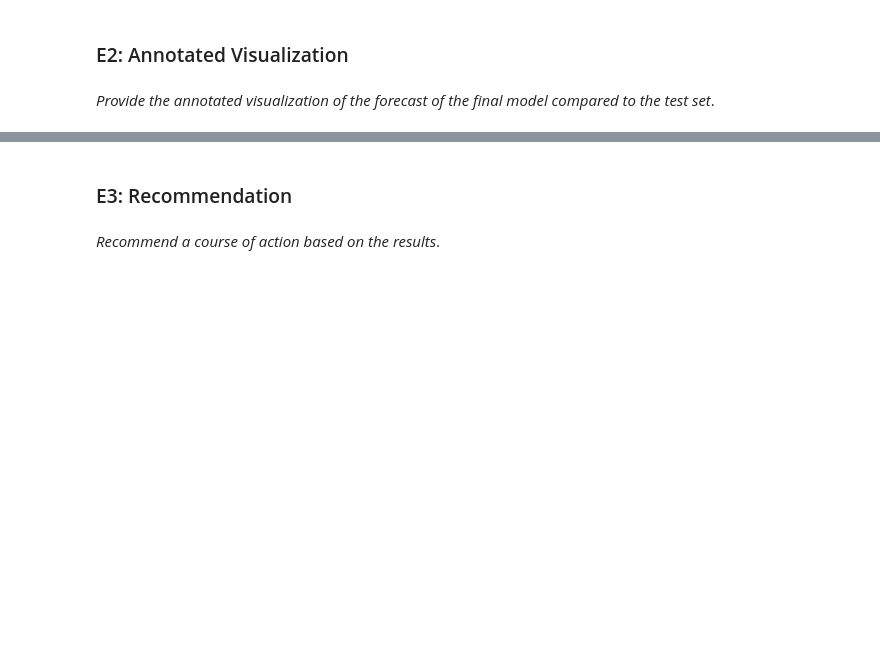
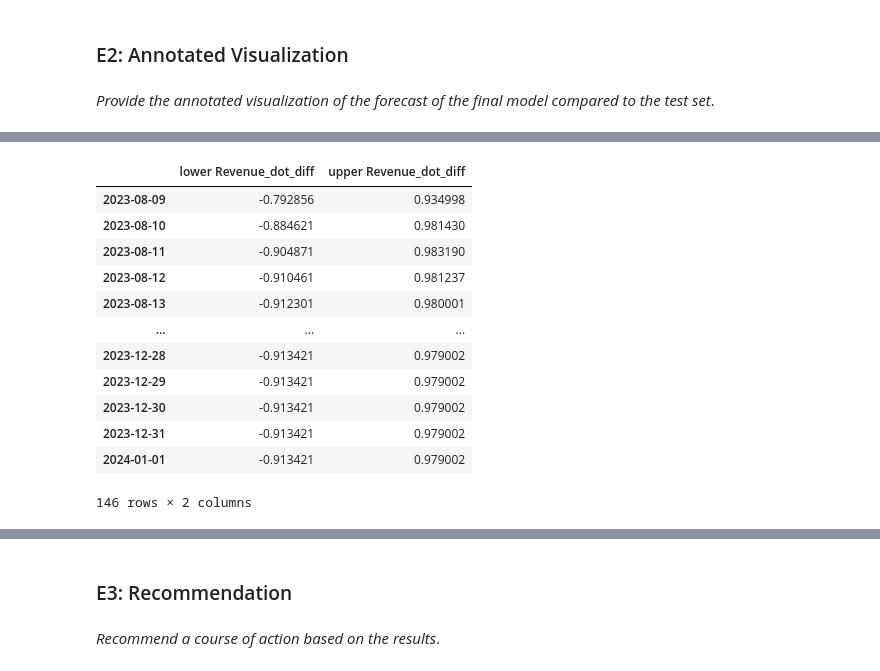
Before and after one commit to diadba/M.S.-Data-Analytics, a Jupyter notebook: D213 - Advanced Data Analytics/Task 1 - Time Series Modeling/D213PA1.ipynb, the cells around one changed output, grey strips where cells are left out. Drawn from its saved outputs; the diff is of its cells as text; code cells hidden in the pictures; blank space fills up the shorter version.

```diff
--- a/D213 - Advanced Data Analytics/Task 1 - Time Series Modeling/D213PA1.ipynb
+++ b/D213 - Advanced Data Analytics/Task 1 - Time Series Modeling/D213PA1.ipynb
@@ -659,0 +654,17 @@ plt.show()
+# %%
+ct_int = test_forecast.conf_int()
+ct_int
+# %% [output]
+|  | lower Revenue_dot_diff | upper Revenue_dot_diff |
+| 2023-08-09 | -0.792856 | 0.934998 |
+| 2023-08-10 | -0.884621 | 0.981430 |
+| 2023-08-11 | -0.904871 | 0.983190 |
+| 2023-08-12 | -0.910461 | 0.981237 |
+| 2023-08-13 | -0.912301 | 0.980001 |
+| ... | ... | ... |
+| 2023-12-28 | -0.913421 | 0.979002 |
+| 2023-12-29 | -0.913421 | 0.979002 |
+| 2023-12-30 | -0.913421 | 0.979002 |
+| 2023-12-31 | -0.913421 | 0.979002 |
+| 2024-01-01 | -0.913421 | 0.979002 |
+146 rows × 2 columns
```
Also changed, not shown: parts of 11 cells of this notebook, 8 other files.
